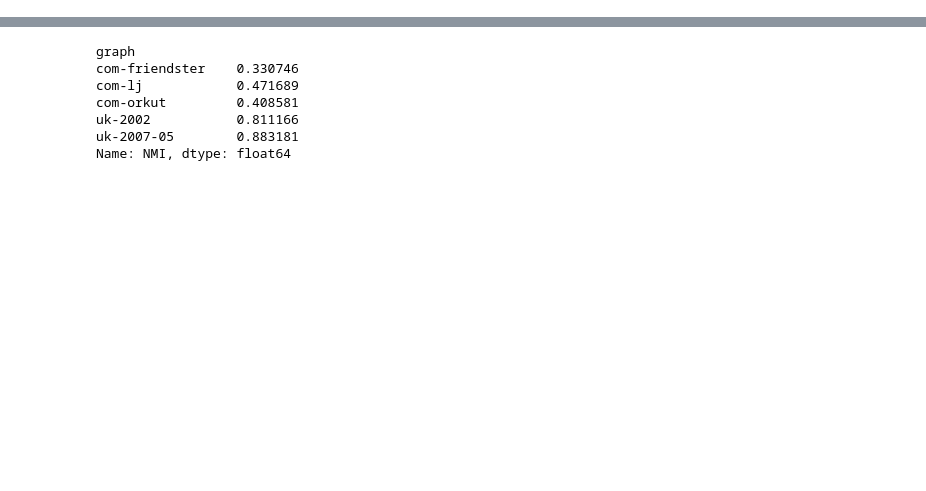
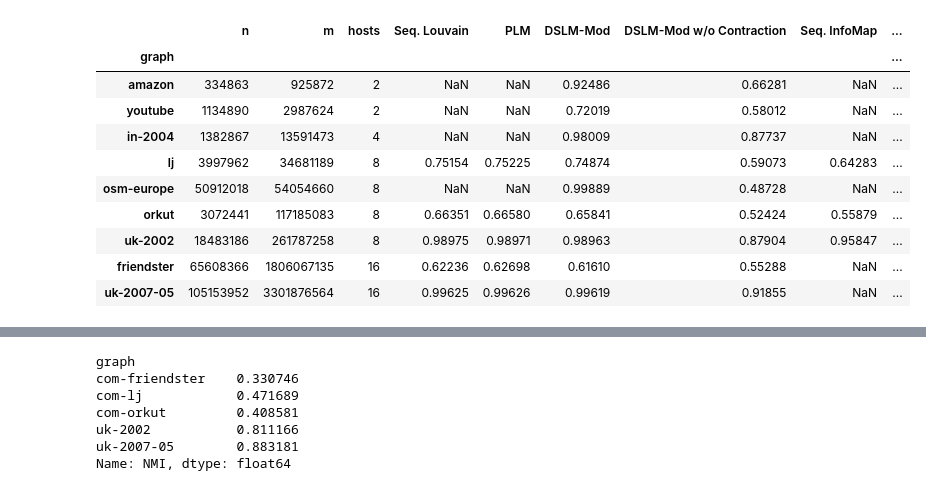
Before and after one commit to kit-algo/distributed_clustering_thrill, a Jupyter notebook: analysis/Paper - Real World Similarities.ipynb, the cells around one changed output, grey strips where cells are left out. Saved outputs shown, nothing was run; the diff lists cells and outputs as text; code cells hidden in the pictures; blank space fills up the shorter version.

Commit message:
final plot and table updates

```diff
--- a/analysis/Paper - Real World Similarities.ipynb
+++ b/analysis/Paper - Real World Similarities.ipynb
@@ -118,3 +118,29 @@ uk-2007-05 &         0.875 &  0.882 &     0.823 &                     0.281 &
 | uk-2002 | 0.717 | 0.712 | 0.663 | 0.047 | 0.984 | 0.984 | ... |
 | friendster | 0.609 | 0.619 | 0.575 | 0.365 | NaN | NaN | ... |
 | uk-2007-05 | 0.875 | 0.882 | 0.823 | 0.281 | NaN | NaN | ... |
+# %%
+all_data = frames['clustering'] \
+    .merge(frames['algorithm_run'], left_on='algorithm_run_id', right_index=True) \
+    .merge(frames['program_run'], left_on='program_run_id', right_index=True) \
+    .groupby(['graph', 'algorithm'])['modularity'].mean().round(5).to_frame() \
+    .unstack()["modularity"][modularity_algos + mapeq_algos]
+
+all_data = all_data.loc[frames['program_run'].sort_values('edge_count')['graph'].dropna().unique()]
+
+graph_data = frames['program_run'].dropna(subset=['hosts', 'edge_count']).groupby('graph').agg({ 'node_count': 'first', 'edge_count': 'first', 'hosts': 'max' })
+graph_data['hosts'] = graph_data['hosts'].astype(int)
+graph_data['edge_count'] = graph_data['edge_count'].astype(int)
+graph_data.columns = ['n', 'm', 'hosts']
+graph_data.sort_values('m').merge(all_data, left_index=True, right_index=True)
+# %% [output]
+|  | n | m | hosts | Seq. Louvain | PLM | DSLM-Mod | DSLM-Mod w/o Contraction | Seq. InfoMap | ... |
+| graph |  |  |  |  |  |  |  |  | ... |
+| amazon | 334863 | 925872 | 2 | NaN | NaN | 0.92486 | 0.66281 | NaN | ... |
+| youtube | 1134890 | 2987624 | 2 | NaN | NaN | 0.72019 | 0.58012 | NaN | ... |
+| in-2004 | 1382867 | 13591473 | 4 | NaN | NaN | 0.98009 | 0.87737 | NaN | ... |
+| lj | 3997962 | 34681189 | 8 | 0.75154 | 0.75225 | 0.74874 | 0.59073 | 0.64283 | ... |
+| osm-europe | 50912018 | 54054660 | 8 | NaN | NaN | 0.99889 | 0.48728 | NaN | ... |
+| orkut | 3072441 | 117185083 | 8 | 0.66351 | 0.66580 | 0.65841 | 0.52424 | 0.55879 | ... |
+| uk-2002 | 18483186 | 261787258 | 8 | 0.98975 | 0.98971 | 0.98963 | 0.87904 | 0.95847 | ... |
+| friendster | 65608366 | 1806067135 | 16 | 0.62236 | 0.62698 | 0.61610 | 0.55288 | NaN | ... |
+| uk-2007-05 | 105153952 | 3301876564 | 16 | 0.99625 | 0.99626 | 0.99619 | 0.91855 | NaN | ... |
```
Also changed, not shown: parts of 3 cells of this notebook.
